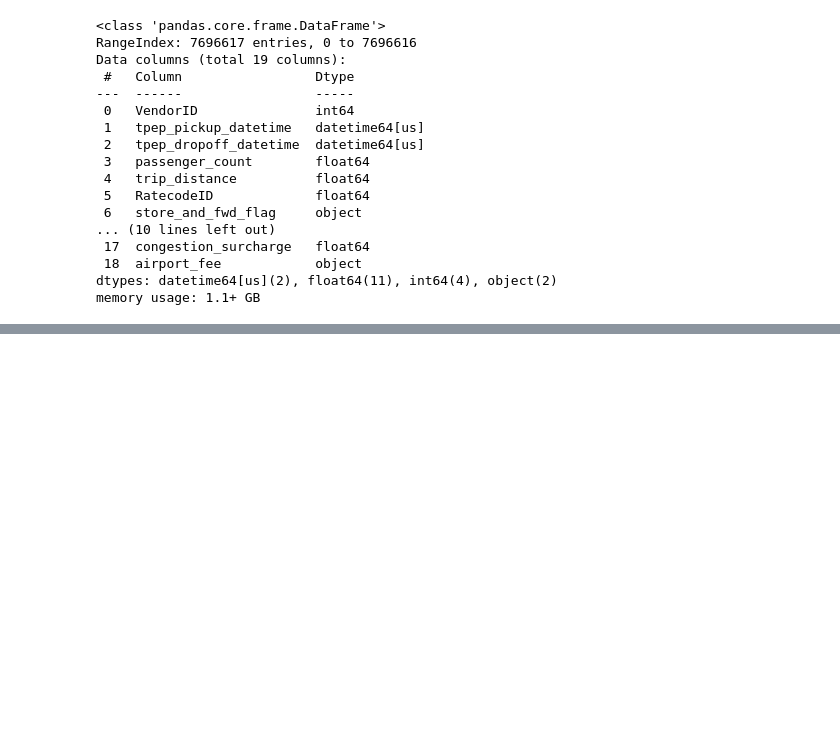
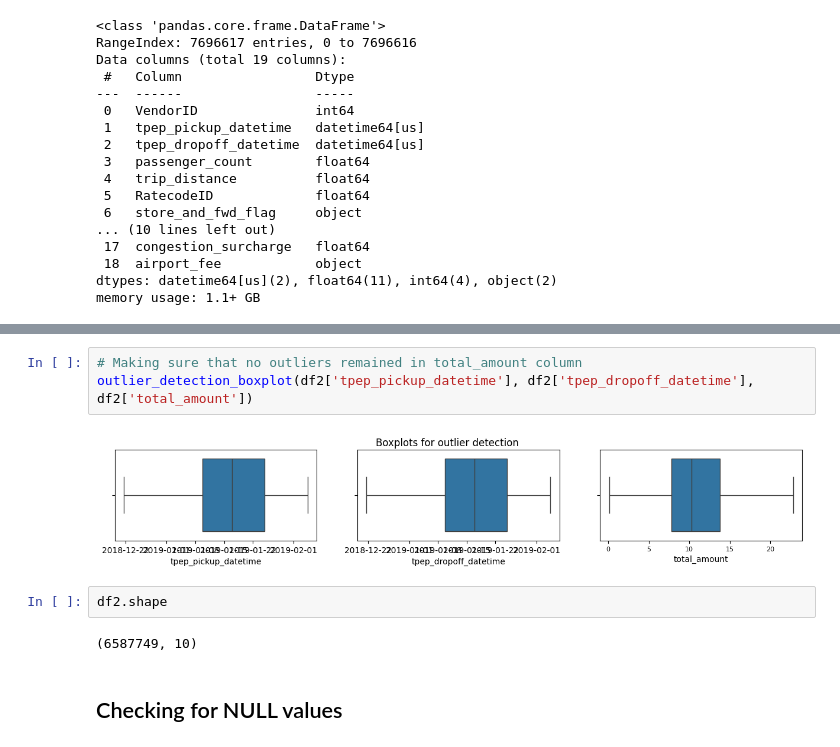
Before and after one commit to LeonardoNeria/New-York-Taxi-Analysis, a Jupyter notebook: main_project.ipynb, the cells around one changed output, grey strips where cells are left out. Drawn from its saved outputs; the diff is of its cells as text; blank space fills up the shorter version.

```diff
--- a/main_project.ipynb
+++ b/main_project.ipynb
@@ -46,0 +213,11 @@ memory usage: 1.1+ GB
+# %%
+# Making sure that no outliers remained in total_amount column
+outlier_detection_boxplot(df2['tpep_pickup_datetime'], df2['tpep_dropoff_datetime'], df2['total_amount'])
+# %% [output]
+[figure, added]
+# %%
+df2.shape
+# %% [output]
+(6587749, 10)
+# %% [markdown]
+## Checking for NULL values
```
Also changed, not shown: parts of 35 cells of this notebook.
